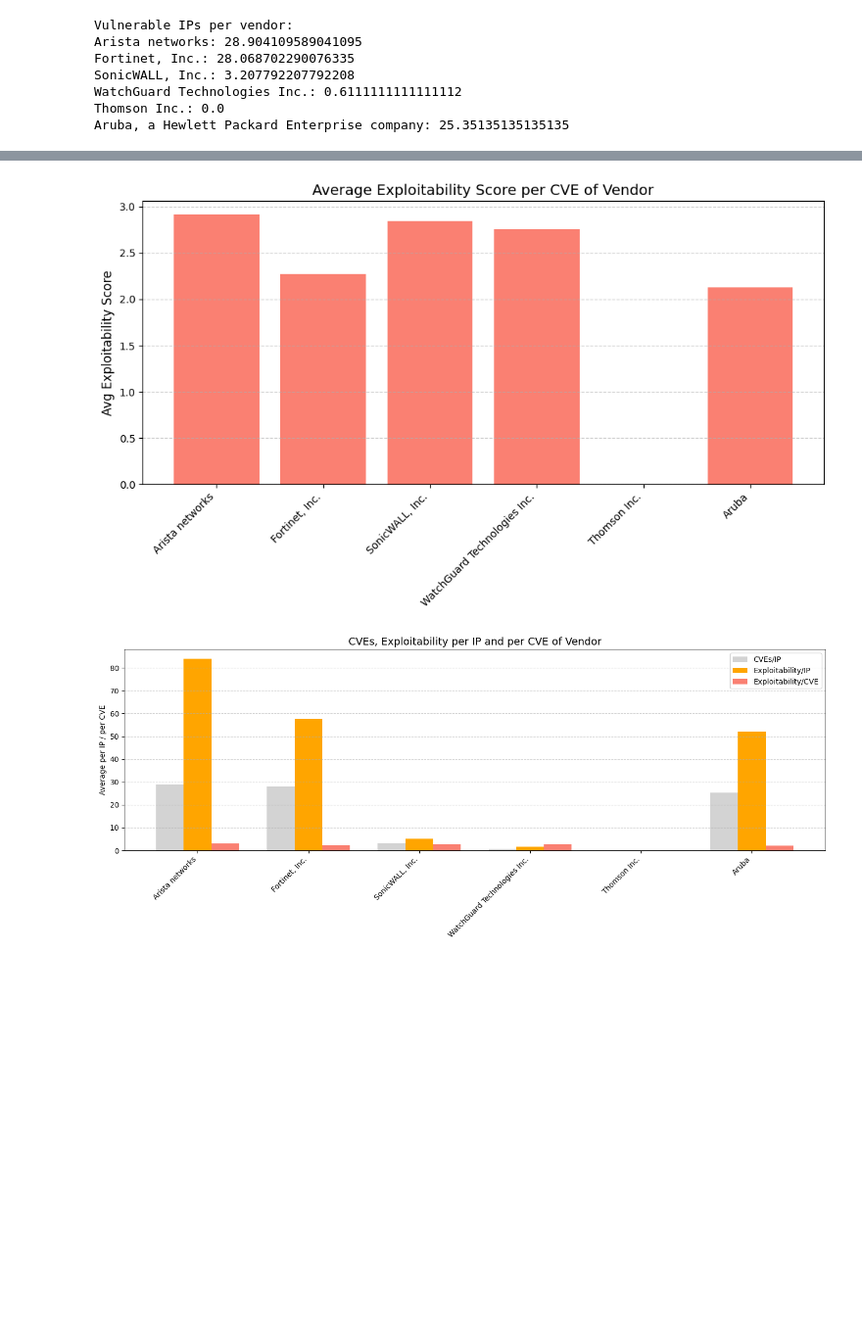
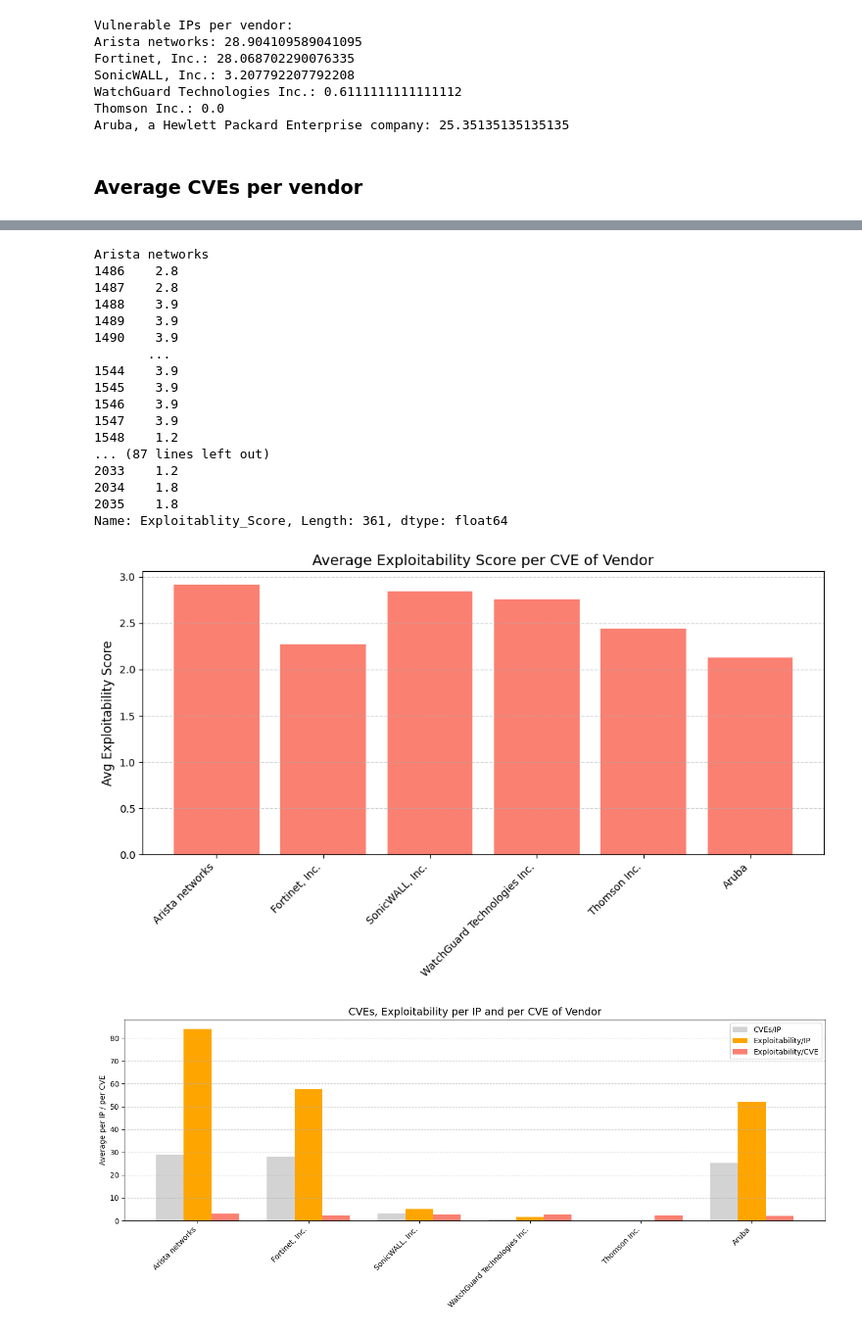
Before and after one commit to HuibSprangers-leiden/HackingLab-SNMP, a Jupyter notebook: analysis.ipynb, the cells around one changed output, grey strips where cells are left out. Shown: that part at 98% size. Cells and saved outputs as stored; diff of their text form; code cells hidden in the pictures; blank space fills up the shorter version.

```diff
--- a/analysis.ipynb
+++ b/analysis.ipynb
@@ -258,17 +231,3 @@ fetch
 fetch
 fetch
 KeyboardInterrupt:
-# %%
-# Save cve dataframe
-combined_cves = []
-for v, cves_df in vendor_cves.items():
-    if cves_df is not None and not cves_df.empty:
-        df_with_vendor = cves_df.copy()
-        df_with_vendor['Vendor'] = v
-        combined_cves.append(df_with_vendor)
-if combined_cves:
-    all_cves_df = pd.concat(combined_cves, ignore_index=True)
-else:
-    all_cves_df = pd.DataFrame()
-print(all_cves_df.head())
-all_cves_df.to_csv("outputs/results/all_vendors_cves_2.csv", index=False)
@@ -334,10 +270,10 @@ Name: cve_count, Length: 212, dtype: float64
 # %%
+
+
 # Count the number of vulnerable IPs per vendor in the 'vendors' list
 vendors_list = ["Arista networks", "Fortinet, Inc.", "SonicWALL, Inc.", "WatchGuard Technologies Inc.", "Thomson Inc.", "Aruba, a Hewlett Packard Enterprise company"]
 
-# Define "vulnerable" as devices with a reboot date before today
-df['Reboot_Datetime'] = pd.to_datetime(df['Reboot Date'], format='%m_%d_%Y_%H_%M_%S')
-today = pd.Timestamp.now()
+# Define "vulnerable" as devices with a reboot date before the given date
 vulnerable_counts = {}
 for v in vendors_list:
     df_vendor = df[df['Vendor'] == v]
@@ -345,9 +281,9 @@ for v in vendors_list:
     for ip, row in df_vendor.iterrows():
         reboot_date = row['Reboot_Datetime']
         # Check if there is at least one CVE published after the reboot date for this vendor
-        cves_df = vendor_cves.get(v)
-        if cves_df is not None and not cves_df.empty:
-            cve_dates = pd.to_datetime(cves_df[cves_df['CVSS_Score'] > 4]['Published'], errors='coerce')
+        cves_vendor = all_cves_df[all_cves_df['Vendor'] == v]
+        if cves_vendor is not None and not cves_vendor.empty:
+            cve_dates = pd.to_datetime(cves_vendor[cves_vendor['CVSS_Score'] > 4]['Published'], errors='coerce')
             num_cves = (cve_dates > reboot_date).sum()
             if num_cves > 1:
                 counts[0] += 1
@@ -369,8 +305,6 @@ for v in vendors_list:
         print(f"{"Aruba"}: {num_ips}")
     else:
         print(f"{v}: {num_ips}")
-
-
 
 # Prepare data for plotting
 vendors_plot = list(vulnerable_counts.keys())
@@ -422,9 +356,9 @@ for v in vendors_list:
     for ip, row in df_vendor.iterrows():
         reboot_date = row['Reboot_Datetime']
         # Check if there is at least one CVE published after the reboot date for this vendor
-        cves_df = vendor_cves.get(v)
-        if cves_df is not None and not cves_df.empty:
-            cve_dates = pd.to_datetime(cves_df[cves_df['CVSS_Score'] > 0]['Published'], errors='coerce')
+        vendor_cves_df = all_cves_df[all_cves_df['Vendor'] == v]
+        if vendor_cves_df is not None and not vendor_cves_df.empty:
+            cve_dates = pd.to_datetime(vendor_cves_df[vendor_cves_df['CVSS_Score'] > 0]['Published'], errors='coerce')
             num_cves = (cve_dates > reboot_date).sum()
             cve_sum += num_cves
 
@@ -442,6 +376,8 @@ SonicWALL, Inc.: 3.207792207792208
 WatchGuard Technologies Inc.: 0.6111111111111112
 Thomson Inc.: 0.0
 Aruba, a Hewlett Packard Enterprise company: 25.35135135135135
+# %% [markdown]
+### Average CVEs per vendor
 # %%
 import numpy as np
 
@@ -456,7 +392,7 @@ for v in vendors_list:
 
     for _, row in df_vendor1.iterrows():
         reboot_date1 = row['Reboot_Datetime']
-        cves_df1 = vendor_cves.get(v)
+        cves_df1 = all_cves_df[all_cves_df['Vendor'] == v]
 
         if cves_df1 is not None and not cves_df1.empty:
             filtered = cves_df1[(cves_df1['CVSS_Score'] > 0)].copy()
@@ -494,9 +430,9 @@ plt.show()
 avg_exploit_score_per_cve = {}
 
 for v in vulnerable_counts1.keys():
-    cves_df = vendor_cves.get(v)
-    if cves_df is not None and not cves_df.empty:
-        avg_exploit_score_per_cve[v] = cves_df['Exploitablity_Score'].mean()
+    vendor_cves_df = all_cves_df[all_cves_df['Vendor'] == v]
+    if vendor_cves_df is not None and not vendor_cves_df.empty:
+        avg_exploit_score_per_cve[v] = vendor_cves_df['Exploitablity_Score'].mean()
     else:
         avg_exploit_score_per_cve[v] = 0.0
 
@@ -517,32 +453,49 @@ vendors1 = list(vulnerable_counts1.keys())
 x = np.arange(len(vendors1))
 width = 0.25
 
 avg_cves1 = [vulnerable_counts1[v] for v in vendors1]
 avg_exploit1 = [exploitability_totals1[v] for v in vendors1]
 avg_exploit_per_cve = [avg_exploit_score_per_cve.get(v, 0.0) for v in vendors1]
 
 vendors1_display = vendors1.copy()
 vendors1_display[-1] = "Aruba"
 
 plt.figure(figsize=(14, 6))
 plt.bar(x - width,     avg_cves1,           width, label='CVEs/IP', color='lightgray')
 plt.bar(x,             avg_exploit1,        width, label='Exploitability/IP', color='orange')
 plt.bar(x + width,     avg_exploit_per_cve, width, label='Exploitability/CVE', color='salmon')
 
 plt.xticks(x, vendors1_display, rotation=45, ha='right')
 plt.ylabel('Average per IP / per CVE')
 plt.title('CVEs, Exploitability per IP and per CVE of Vendor', fontsize=14)
 plt.legend()
 plt.grid(axis='y', linestyle='--', alpha=0.6)
 plt.tight_layout()
 plt.show()
 # %% [output]
 Arista networks: CVEs/IP = 28.90, Exploitability/IP = 83.90
 Fortinet, Inc.: CVEs/IP = 28.07, Exploitability/IP = 57.47
 SonicWALL, Inc.: CVEs/IP = 3.21, Exploitability/IP = 5.15
 WatchGuard Technologies Inc.: CVEs/IP = 0.61, Exploitability/IP = 1.64
 Thomson Inc.: CVEs/IP = 0.00, Exploitability/IP = 0.00
 Aruba, a Hewlett Packard Enterprise company: CVEs/IP = 25.35, Exploitability/IP = 51.91
 [figure]
+Arista networks
+1486    2.8
+1487    2.8
+1488    3.9
+1489    3.9
+1490    3.9
+       ...
+1544    3.9
+1545    3.9
+1546    3.9
+1547    3.9
+1548    1.2
+... (87 lines left out)
+2033    1.2
+2034    1.8
+2035    1.8
+Name: Exploitablity_Score, Length: 361, dtype: float64
-[figure, old version]
+[figure, new version]
-[figure, old version]
+[figure, new version]
```
Also changed, not shown: parts of 17 cells of this notebook, 3 other files.
